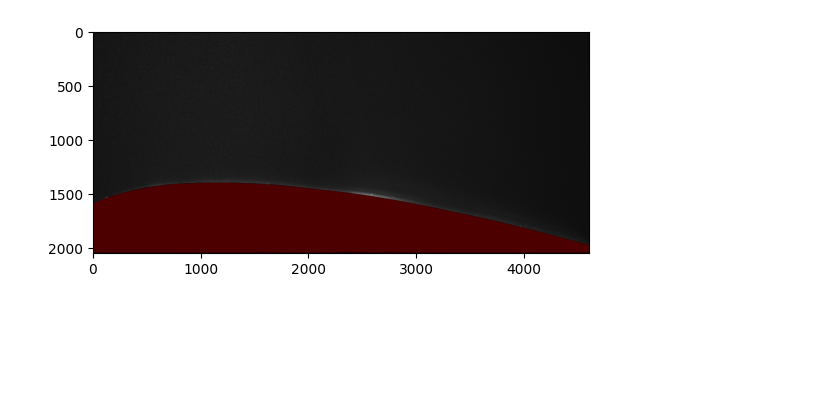
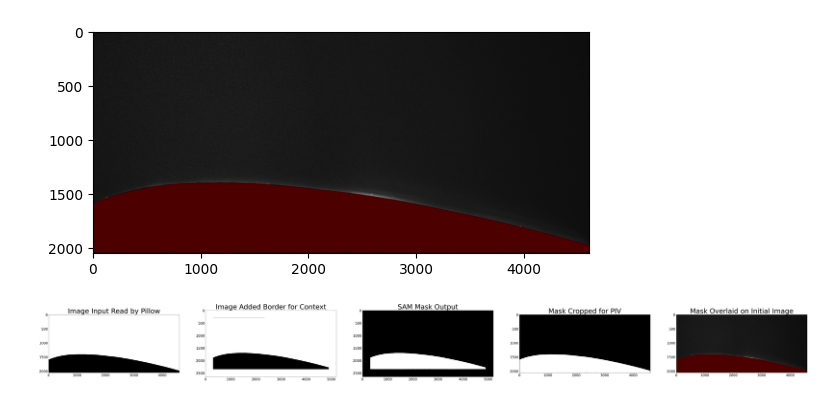
Before and after one commit to SaltedFishHu233/SAM3-Masking-for-OpenPIV, a Jupyter notebook: SAM3MaskGen.ipynb, the cells around one changed output. Drawn from its saved outputs; the diff is of its cells as text; code cells hidden in the pictures; blank space fills up the shorter version.

Commit message:
Added Image Generation Used

```diff
--- a/SAM3MaskGen.ipynb
+++ b/SAM3MaskGen.ipynb
@@ -87,9 +87,10 @@ The SAM3 model is executed under mixed-precision inference to improve performanc
 
 If no objects match the prompt, the process terminates early. Otherwise, the highest-confidence mask is extracted, converted to a NumPy array, and post-processed. The mask is then cropped to remove the previously added border and converted into an image for visualization.
 # %%
+InputPrompt="Concave Shape"
 with torch.autocast(device_type="cuda", dtype=torch.bfloat16):
     inference_state = processor.set_image(img_with_border)
-    output = processor.set_text_prompt(state=inference_state, prompt="Black Shape")
+    output = processor.set_text_prompt(state=inference_state, prompt=InputPrompt)
     masks, boxes, scores = output["masks"], output["boxes"], output["scores"]
 
 if len(masks) == 0:
@@ -106,5 +107,7 @@ else:
     CroppedMask=mask_uint8[300:depth+300, 300:height+300]
 
     plt.imshow(CroppedMask, cmap='gray')
+    SavePath=os.path.join(os.getcwd(),"masks","SAM3 " + InputPrompt+".png")
+    cv2.imwrite(SavePath,CroppedMask)
 # %% [output]
 Detected
@@ -128,3 +131,28 @@ The original image is reloaded using OpenCV, and the binary segmentation mask is
 [figure]
 # %%
 torch.cuda.empty_cache()
+# %%
+fig, ax = plt.subplots(1,5,figsize=(100, 100))
+ax[0].imshow(image)
+ax[0].set_title("Image Input Read by Pillow",fontsize=50)
+ax[0].tick_params(axis='both', labelsize=25)
+
+ax[1].imshow(img_with_border)
+ax[1].set_title("Image Added Border for Context",fontsize=50)
+ax[1].tick_params(axis='both', labelsize=25)
+
+ax[2].imshow(mask_uint8, cmap='gray')
+ax[2].set_title("SAM Mask Output",fontsize=50)
+ax[2].tick_params(axis='both', labelsize=25)
+
+ax[3].imshow(CroppedMask, cmap='gray')
+ax[3].set_title("Mask Cropped for PIV",fontsize=50)
+ax[3].tick_params(axis='both', labelsize=25)
+
+ax[4].imshow(img)
+ax[4].set_title("Mask Overlaid on Initial Image",fontsize=50)
+ax[4].tick_params(axis='both', labelsize=25)
+
+plt.savefig("SAM3Pad.png", bbox_inches='tight')
+# %% [output]
+[figure, added]
```
Also changed, not shown: parts of 1 cell of this notebook, 12 other files.
